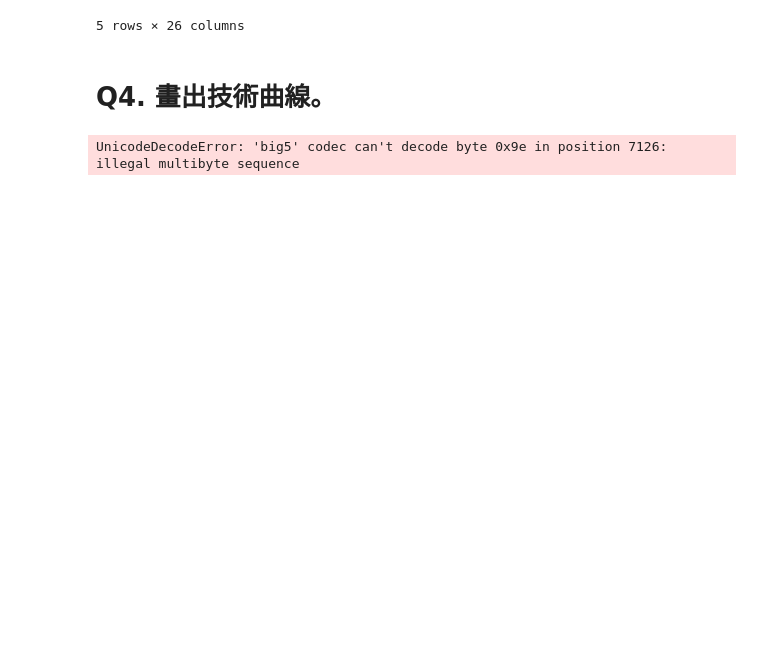
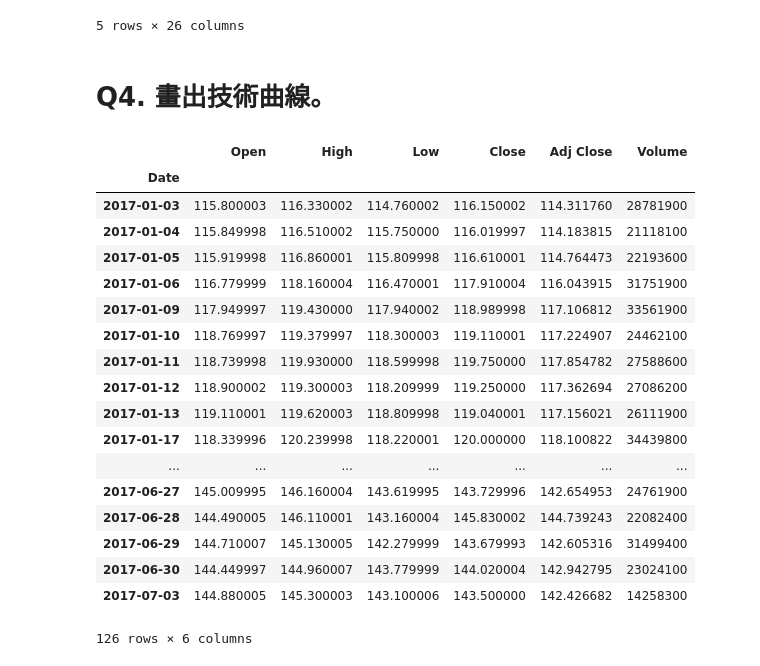
Before and after one commit to BrendanHou/M044030041_quant2017, a Jupyter notebook: midterm/Midterm.ipynb, the cells around one changed output. Saved outputs shown, nothing was run; the diff lists cells and outputs as text; code cells hidden in the pictures; blank space fills up the shorter version.

```diff
--- a/midterm/Midterm.ipynb
+++ b/midterm/Midterm.ipynb
@@ -134,5 +131,0 @@ pd.read_csv(io.StringIO(r.text))
-# %%
-urlData
-urlData.decode('big5')
-# %% [output]
-UnicodeDecodeError: 'big5' codec can't decode byte 0x9e in position 7126: illegal multibyte sequence
@@ -140,0 +132,27 @@ rawData = pd.read_csv(io.StringIO(urlData.decode('big5')))
+# %%
+# 建立股價資料的dataframe
+import pandas_datareader.data as web
+from datetime import datetime
+
+df = web.DataReader('AAPL', 'yahoo', datetime(2017, 1, 1), datetime(2017, 7, 4))
+df
+# %% [output]
+|  | Open | High | Low | Close | Adj Close | Volume |
+| Date |  |  |  |  |  |  |
+| 2017-01-03 | 115.800003 | 116.330002 | 114.760002 | 116.150002 | 114.311760 | 28781900 |
+| 2017-01-04 | 115.849998 | 116.510002 | 115.750000 | 116.019997 | 114.183815 | 21118100 |
+| 2017-01-05 | 115.919998 | 116.860001 | 115.809998 | 116.610001 | 114.764473 | 22193600 |
+| 2017-01-06 | 116.779999 | 118.160004 | 116.470001 | 117.910004 | 116.043915 | 31751900 |
+| 2017-01-09 | 117.949997 | 119.430000 | 117.940002 | 118.989998 | 117.106812 | 33561900 |
+| 2017-01-10 | 118.769997 | 119.379997 | 118.300003 | 119.110001 | 117.224907 | 24462100 |
+| 2017-01-11 | 118.739998 | 119.930000 | 118.599998 | 119.750000 | 117.854782 | 27588600 |
+| 2017-01-12 | 118.900002 | 119.300003 | 118.209999 | 119.250000 | 117.362694 | 27086200 |
+| 2017-01-13 | 119.110001 | 119.620003 | 118.809998 | 119.040001 | 117.156021 | 26111900 |
+| 2017-01-17 | 118.339996 | 120.239998 | 118.220001 | 120.000000 | 118.100822 | 34439800 |
+| ... | ... | ... | ... | ... | ... | ... |
+| 2017-06-27 | 145.009995 | 146.160004 | 143.619995 | 143.729996 | 142.654953 | 24761900 |
+| 2017-06-28 | 144.490005 | 146.110001 | 143.160004 | 145.830002 | 144.739243 | 22082400 |
+| 2017-06-29 | 144.710007 | 145.130005 | 142.279999 | 143.679993 | 142.605316 | 31499400 |
+| 2017-06-30 | 144.449997 | 144.960007 | 143.779999 | 144.020004 | 142.942795 | 23024100 |
+| 2017-07-03 | 144.880005 | 145.300003 | 143.100006 | 143.500000 | 142.426682 | 14258300 |
+126 rows × 6 columns
```
Also changed, not shown: parts of 8 cells of this notebook, 1 other file.
